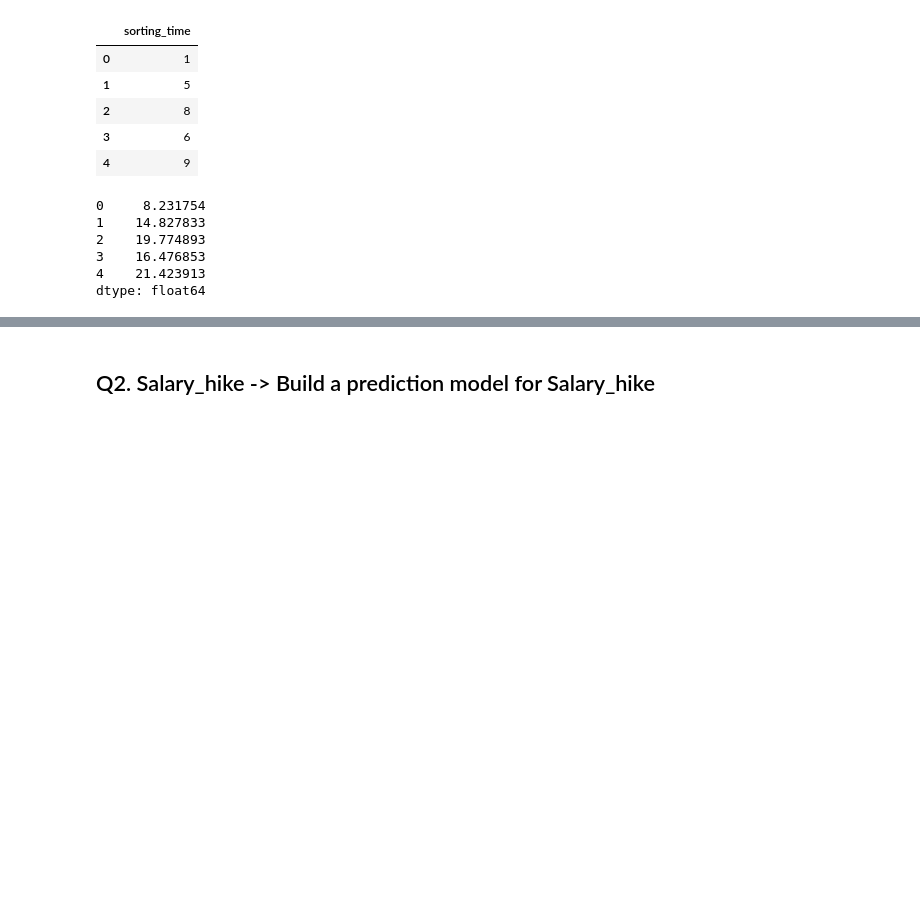
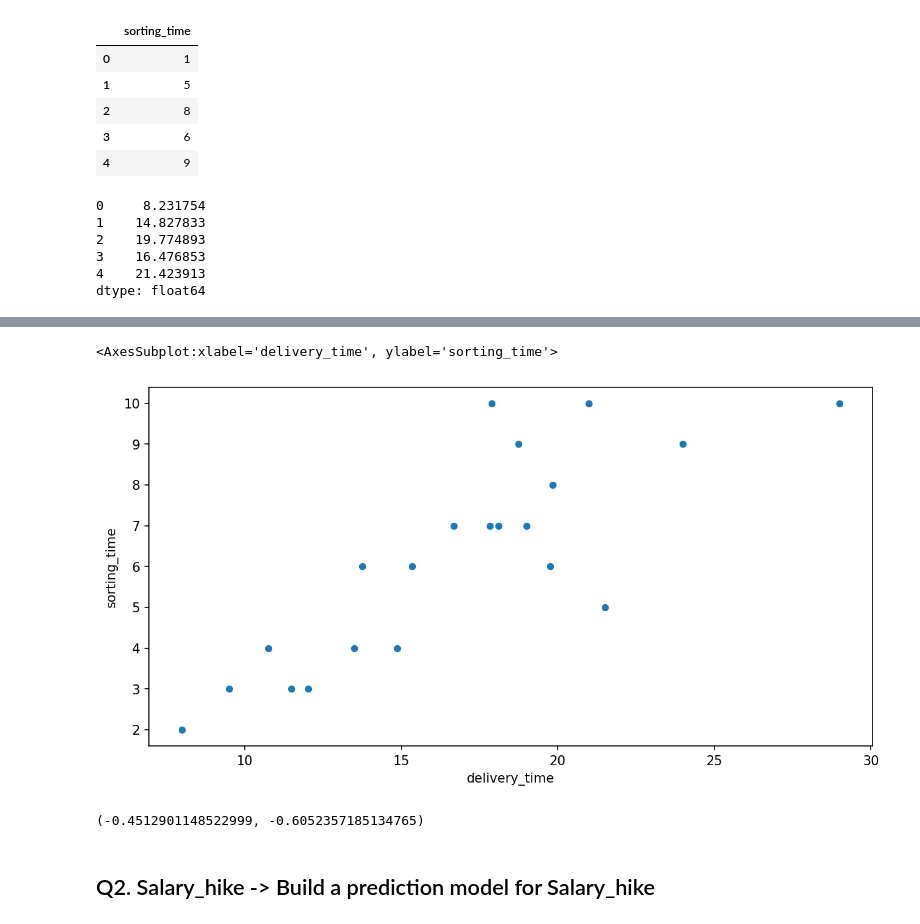
Before and after one commit to RutujaDesai02/Machine-Learning, a Jupyter notebook: Simple_linear_regression.ipynb, the cells around one changed output, grey strips where cells are left out. Saved outputs shown, nothing was run; the diff lists cells and outputs as text; code cells hidden in the pictures; blank space fills up the shorter version.

```diff
--- a/Simple_linear_regression.ipynb
+++ b/Simple_linear_regression.ipynb
@@ -126,3 +187,12 @@ dtype: float64
+# %%
+sns.scatterplot(x=data['delivery_time'],y=data['sorting_time'])
+# %% [output]
+<AxesSubplot:xlabel='delivery_time', ylabel='sorting_time'>
+[figure, added]
+# %%
+data['log_delivery_time'].skew(), data['log_sorting_time'].skew()
+# %% [output]
+(-0.4512901148522999, -0.6052357185134765)
 # %% [markdown]
 ## Q2. Salary_hike -> Build a prediction model for Salary_hike
 # %%
```
Also changed, not shown: parts of 18 cells of this notebook.
